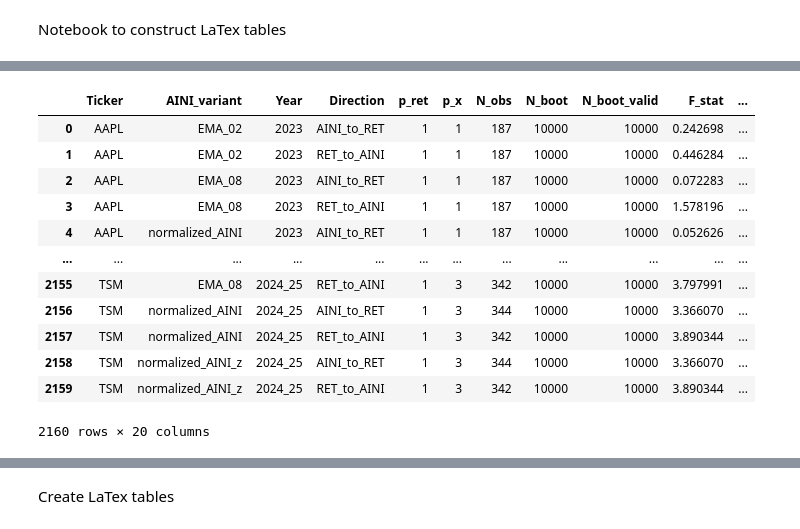
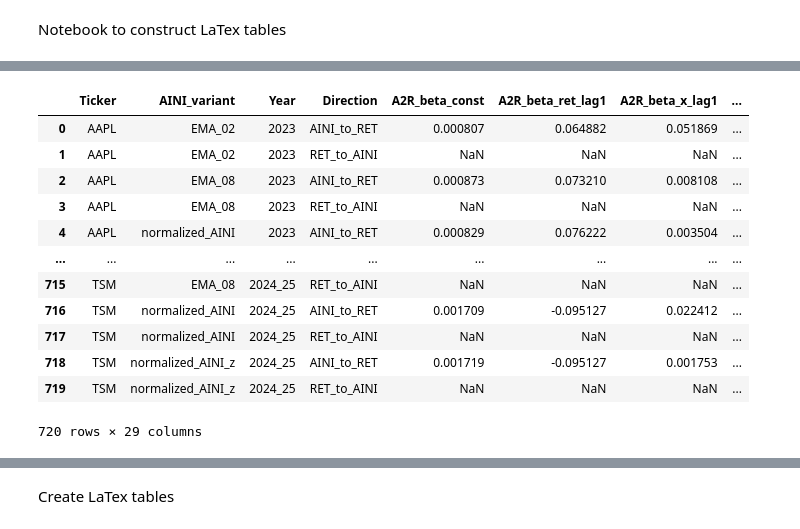
Before and after one commit to LarsIX/narrative_index, a Jupyter notebook: notebooks/subset_for_latex.ipynb, the cells around one changed output, grey strips where cells are left out. Drawn from its saved outputs; the diff is of its cells as text; code cells hidden in the pictures.

```diff
--- a/notebooks/subset_for_latex.ipynb
+++ b/notebooks/subset_for_latex.ipynb
@@ -32,31 +18,30 @@ ols
 # %%
 # define data path
 
-var_path = root / "data" / "processed" / "results_wild_boot"
+var_path = root / "data" / "processed" / "variables"
 
 # load gc-predictions
-granger_causality_binary = pd.read_csv(var_path / "granger_causality_binary_combined_px.csv")
-granger_causality_w0 = pd.read_csv(var_path / "granger_causality_w0_combined_px.csv")
-granger_causality_w1 = pd.read_csv(var_path / "granger_causality_w1_combined_px.csv")
-granger_causality_w2 = pd.read_csv(var_path / "granger_causality_w2_combined_px.csv")
+granger_causality_binary = pd.read_csv(var_path / "granger_causality_binary.csv")
+granger_causality_w0 = pd.read_csv(var_path / "granger_causality_w0.csv")
+granger_causality_w1 = pd.read_csv(var_path / "granger_causality_w1.csv")
+granger_causality_w2 = pd.read_csv(var_path / "granger_causality_w2.csv")
 
 # inspect aini -> return
-granger_causality_w1.head()
-granger_causality_binary
+granger_causality_w0
 # %% [output]
-|  | Ticker | AINI_variant | Year | Direction | p_ret | p_x | N_obs | N_boot | N_boot_valid | F_stat | ... |
-| 0 | AAPL | EMA_02 | 2023 | AINI_to_RET | 1 | 1 | 187 | 10000 | 10000 | 0.242698 | ... |
-| 1 | AAPL | EMA_02 | 2023 | RET_to_AINI | 1 | 1 | 187 | 10000 | 10000 | 0.446284 | ... |
-| 2 | AAPL | EMA_08 | 2023 | AINI_to_RET | 1 | 1 | 187 | 10000 | 10000 | 0.072283 | ... |
-| 3 | AAPL | EMA_08 | 2023 | RET_to_AINI | 1 | 1 | 187 | 10000 | 10000 | 1.578196 | ... |
-| 4 | AAPL | normalized_AINI | 2023 | AINI_to_RET | 1 | 1 | 187 | 10000 | 10000 | 0.052626 | ... |
-| ... | ... | ... | ... | ... | ... | ... | ... | ... | ... | ... | ... |
-| 2155 | TSM | EMA_08 | 2024_25 | RET_to_AINI | 1 | 3 | 342 | 10000 | 10000 | 3.797991 | ... |
-| 2156 | TSM | normalized_AINI | 2024_25 | AINI_to_RET | 1 | 3 | 344 | 10000 | 10000 | 3.366070 | ... |
-| 2157 | TSM | normalized_AINI | 2024_25 | RET_to_AINI | 1 | 3 | 342 | 10000 | 10000 | 3.890344 | ... |
-| 2158 | TSM | normalized_AINI_z | 2024_25 | AINI_to_RET | 1 | 3 | 344 | 10000 | 10000 | 3.366070 | ... |
-| 2159 | TSM | normalized_AINI_z | 2024_25 | RET_to_AINI | 1 | 3 | 342 | 10000 | 10000 | 3.890344 | ... |
+|  | Ticker | AINI_variant | Year | Direction | A2R_beta_const | A2R_beta_ret_lag1 | A2R_beta_x_lag1 | ... |
+| 0 | AAPL | EMA_02 | 2023 | AINI_to_RET | 0.000807 | 0.064882 | 0.051869 | ... |
+| 1 | AAPL | EMA_02 | 2023 | RET_to_AINI | NaN | NaN | NaN | ... |
+| 2 | AAPL | EMA_08 | 2023 | AINI_to_RET | 0.000873 | 0.073210 | 0.008108 | ... |
+| 3 | AAPL | EMA_08 | 2023 | RET_to_AINI | NaN | NaN | NaN | ... |
+| 4 | AAPL | normalized_AINI | 2023 | AINI_to_RET | 0.000829 | 0.076222 | 0.003504 | ... |
+| ... | ... | ... | ... | ... | ... | ... | ... | ... |
+| 715 | TSM | EMA_08 | 2024_25 | RET_to_AINI | NaN | NaN | NaN | ... |
+| 716 | TSM | normalized_AINI | 2024_25 | AINI_to_RET | 0.001709 | -0.095127 | 0.022412 | ... |
+| 717 | TSM | normalized_AINI | 2024_25 | RET_to_AINI | NaN | NaN | NaN | ... |
+| 718 | TSM | normalized_AINI_z | 2024_25 | AINI_to_RET | 0.001719 | -0.095127 | 0.001753 | ... |
+| 719 | TSM | normalized_AINI_z | 2024_25 | RET_to_AINI | NaN | NaN | NaN | ... |
-2160 rows × 20 columns
+720 rows × 29 columns
 # %%
 # subset for p =< 0.1
 alpha = 0.1
```
Also changed, not shown: parts of 3 cells of this notebook, 2 other files.
